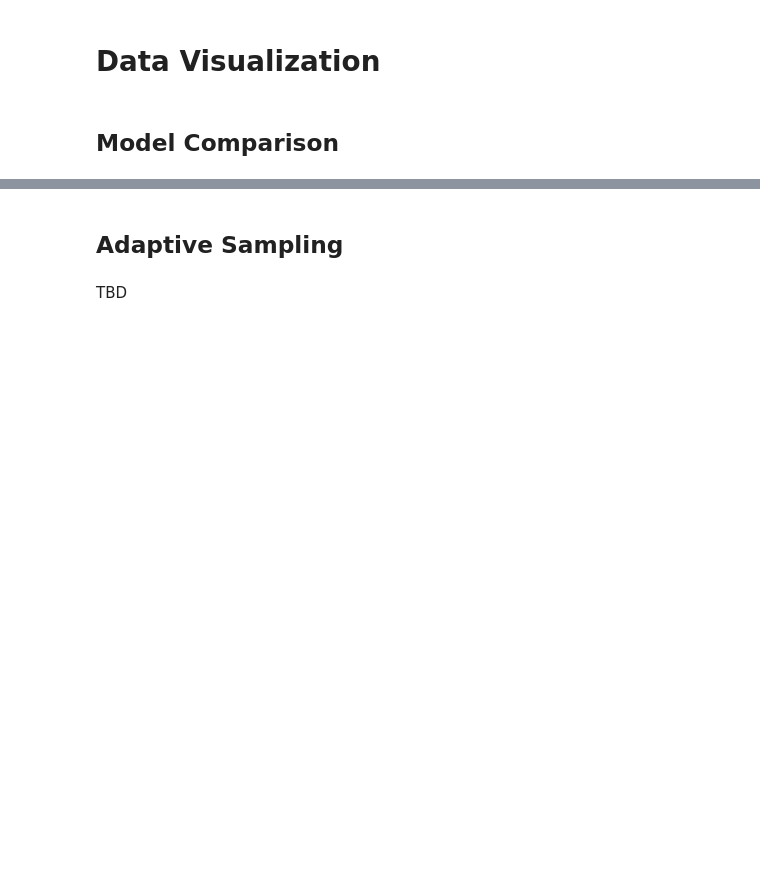
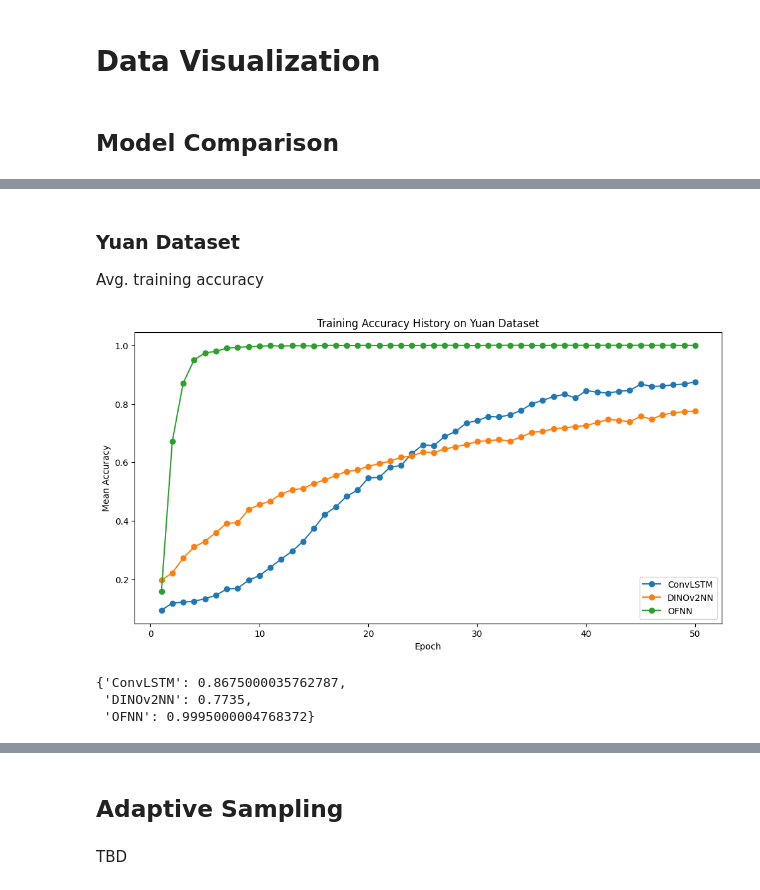
Before and after one commit to alapkshirsagar/active-tactile-hardness-classification, a Jupyter notebook: hardness_classification/visualize.ipynb, the cells around one changed output, grey strips where cells are left out. Drawn from its saved outputs; the diff is of its cells as text; code cells hidden in the pictures; blank space fills up the shorter version.

```diff
--- a/hardness_classification/visualize.ipynb
+++ b/hardness_classification/visualize.ipynb
@@ -77,0 +85,21 @@ read_and_plot(file_paths, labels, "Validation Accuracy History on IP-Hardness Da
+# %% [markdown]
+### Yuan Dataset
+
+Avg. training accuracy
+# %%
+# File paths and corresponding labels
+file_paths = [
+    'metrics/Comp_Model_Aug_10_final_yuan_ConvLSTM_train_accuracy_history.csv',
+    'metrics/Comp_Model_Aug_10_final_yuan_DINOv2NN_train_accuracy_history.csv',
+    'metrics/Comp_Model_Aug_10_final_yuan_OpticalFlowNN_train_accuracy_history.csv'
+]
+
+labels = ['ConvLSTM', 'DINOv2NN', 'OFNN']
+
+# Call the function with the file paths and labels
+read_and_plot(file_paths, labels, "Training Accuracy History on Yuan Dataset")
+# %% [output]
+[figure, added]
+{'ConvLSTM': 0.8675000035762787,
+ 'DINOv2NN': 0.7735,
+ 'OFNN': 0.9995000004768372}
```
Also changed, not shown: parts of 8 cells of this notebook, 3 other files.
